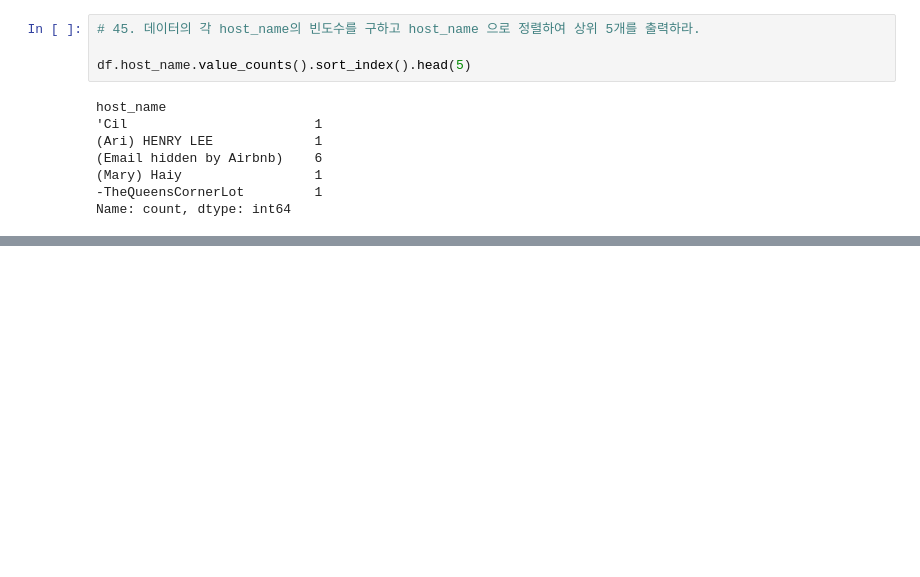
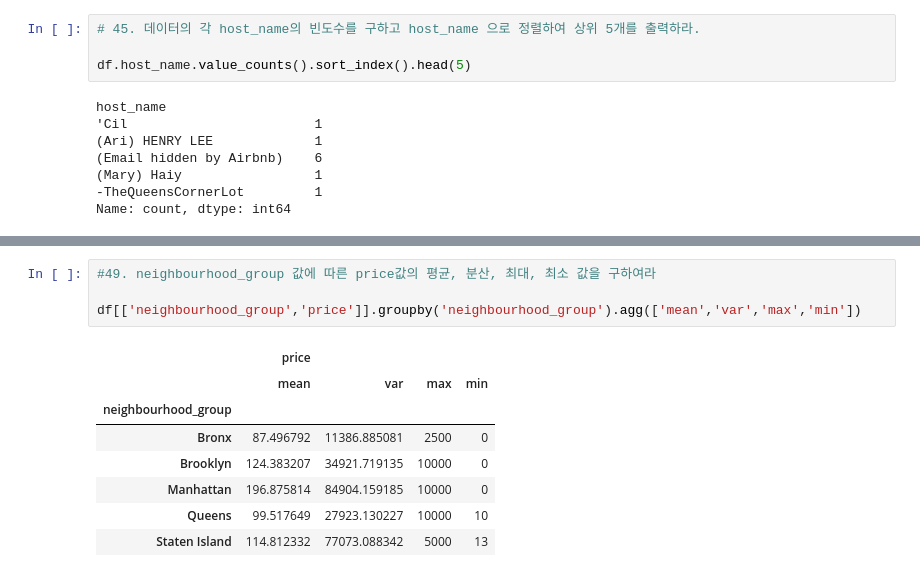
Before and after one commit to HyunJunSon/NIPA-ORACLE, a Jupyter notebook: pandas_tutorial.ipynb, the cells around one changed output, grey strips where cells are left out. Saved outputs shown, nothing was run; the diff lists cells and outputs as text; blank space fills up the shorter version.

```diff
--- a/pandas_tutorial.ipynb
+++ b/pandas_tutorial.ipynb
@@ -597,0 +590,13 @@ Name: host_name, Length: 48895, dtype: float64
+# %%
+#49. neighbourhood_group 값에 따른 price값의 평균, 분산, 최대, 최소 값을 구하여라
+
+df[['neighbourhood_group','price']].groupby('neighbourhood_group').agg(['mean','var','max','min'])
+# %% [output]
+|  | price |  |  |  |
+|  | mean | var | max | min |
+| neighbourhood_group |  |  |  |  |
+| Bronx | 87.496792 | 11386.885081 | 2500 | 0 |
+| Brooklyn | 124.383207 | 34921.719135 | 10000 | 0 |
+| Manhattan | 196.875814 | 84904.159185 | 10000 | 0 |
+| Queens | 99.517649 | 27923.130227 | 10000 | 10 |
+| Staten Island | 114.812332 | 77073.088342 | 5000 | 13 |
```
Also changed, not shown: parts of 9 cells of this notebook.
